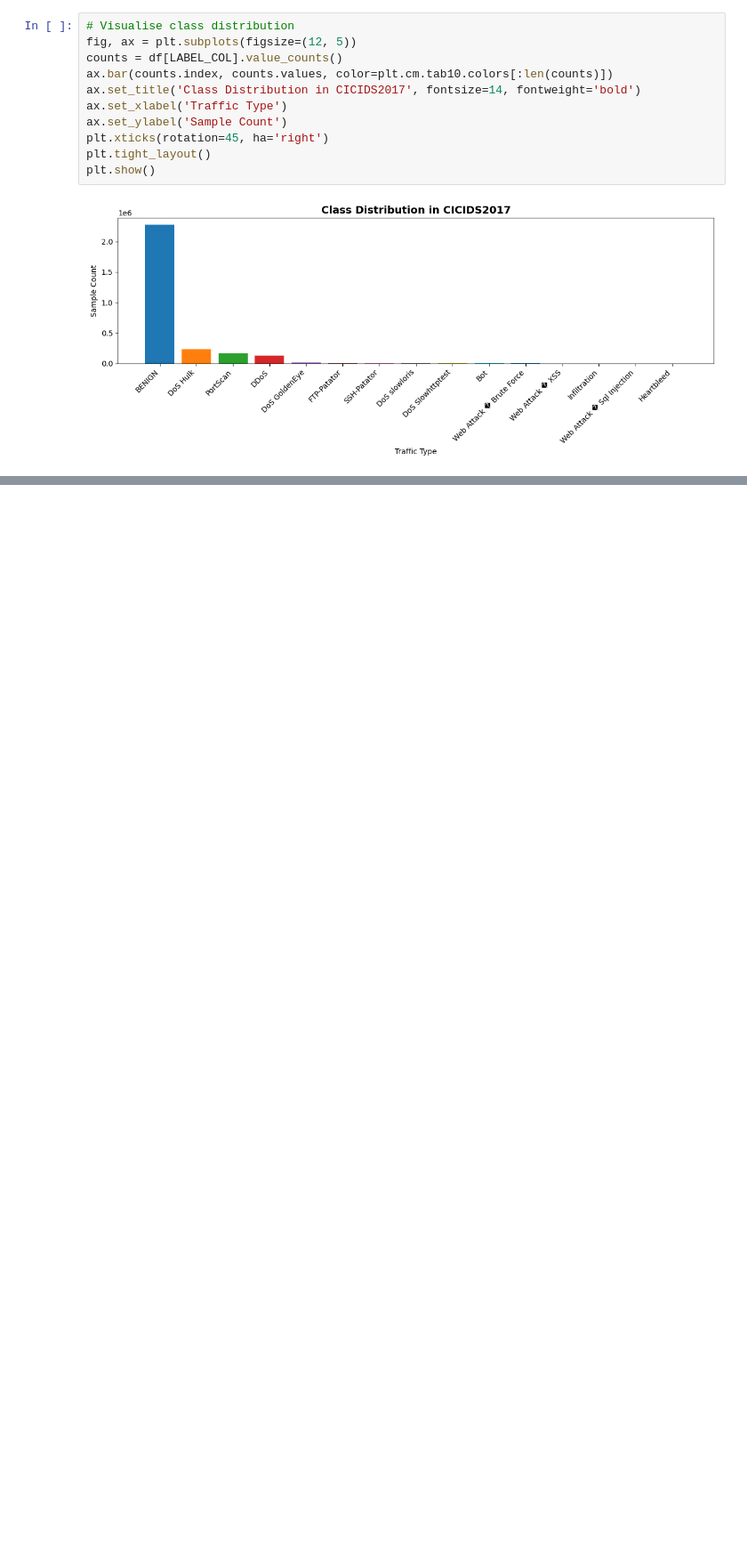
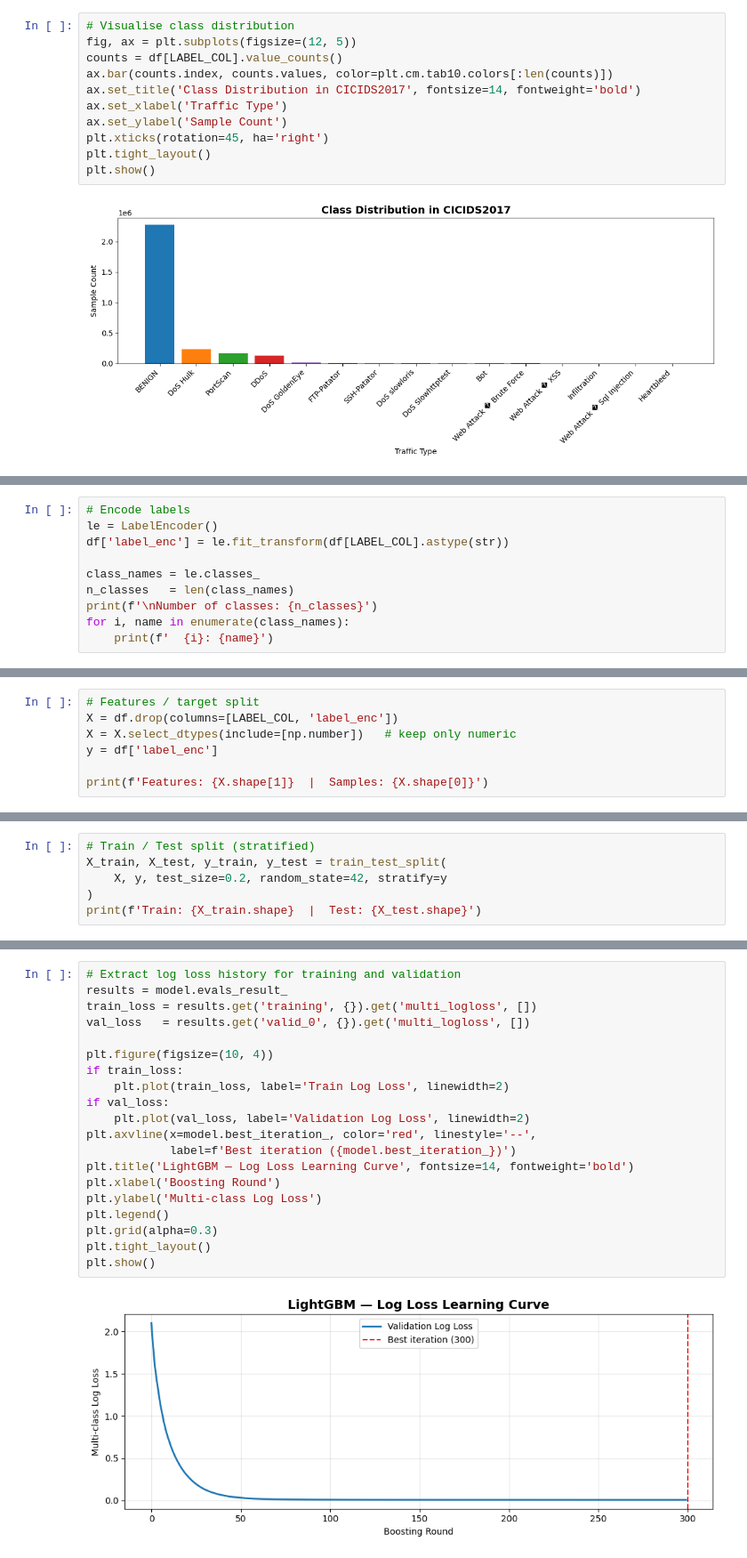
Before and after one commit to yoshbatula/Hybrid-Enhanced-Stacked-Ensemble-for-Network-Intrusion-Detection, a Jupyter notebook: baseline-model.ipynb, the cells around one changed output, grey strips where cells are left out. Shown at 89% size. Drawn from its saved outputs; the diff is of its cells as text; blank space fills up the shorter version.

```diff
--- a/baseline-model.ipynb
+++ b/baseline-model.ipynb
@@ -131,0 +155,10 @@ plt.show()
+# %%
+# Encode labels
+le = LabelEncoder()
+df['label_enc'] = le.fit_transform(df[LABEL_COL].astype(str))
+
+class_names = le.classes_
+n_classes   = len(class_names)
+print(f'\nNumber of classes: {n_classes}')
+for i, name in enumerate(class_names):
+    print(f'  {i}: {name}')
@@ -131,0 +182,7 @@ plt.show()
+# %%
+# Features / target split
+X = df.drop(columns=[LABEL_COL, 'label_enc'])
+X = X.select_dtypes(include=[np.number])   # keep only numeric
+y = df['label_enc']
+
+print(f'Features: {X.shape[1]}  |  Samples: {X.shape[0]}')
@@ -131,0 +191,6 @@ plt.show()
+# %%
+# Train / Test split (stratified)
+X_train, X_test, y_train, y_test = train_test_split(
+    X, y, test_size=0.2, random_state=42, stratify=y
+)
+print(f'Train: {X_train.shape}  |  Test: {X_test.shape}')
@@ -131,0 +242,22 @@ plt.show()
+# %%
+# Extract log loss history for training and validation
+results = model.evals_result_
+train_loss = results.get('training', {}).get('multi_logloss', [])
+val_loss   = results.get('valid_0', {}).get('multi_logloss', [])
+
+plt.figure(figsize=(10, 4))
+if train_loss:
+    plt.plot(train_loss, label='Train Log Loss', linewidth=2)
+if val_loss:
+    plt.plot(val_loss, label='Validation Log Loss', linewidth=2)
+plt.axvline(x=model.best_iteration_, color='red', linestyle='--',
+            label=f'Best iteration ({model.best_iteration_})')
+plt.title('LightGBM — Log Loss Learning Curve', fontsize=14, fontweight='bold')
+plt.xlabel('Boosting Round')
+plt.ylabel('Multi-class Log Loss')
+plt.legend()
+plt.grid(alpha=0.3)
+plt.tight_layout()
+plt.show()
+# %% [output]
+[figure, added]
```
Also changed, not shown: parts of 9 cells of this notebook.
